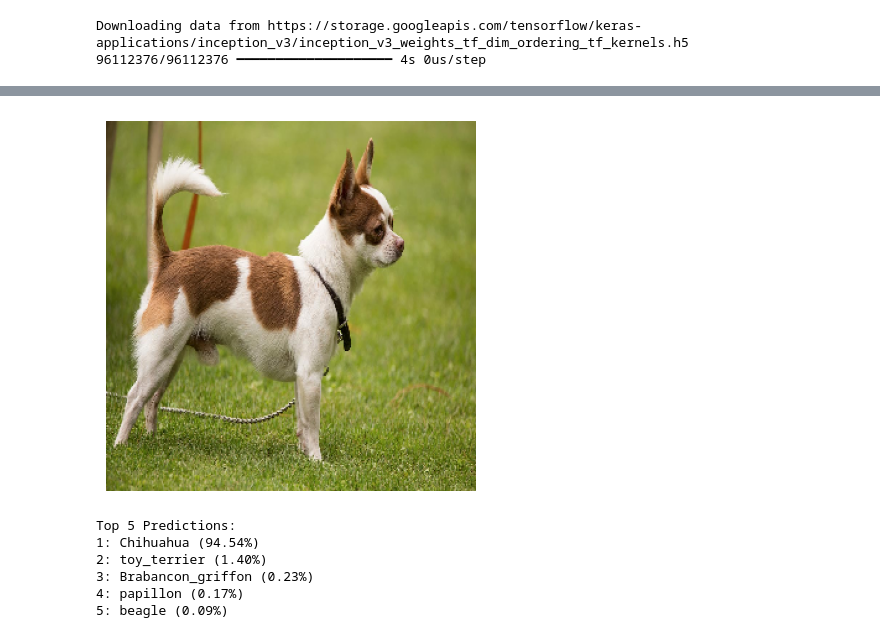
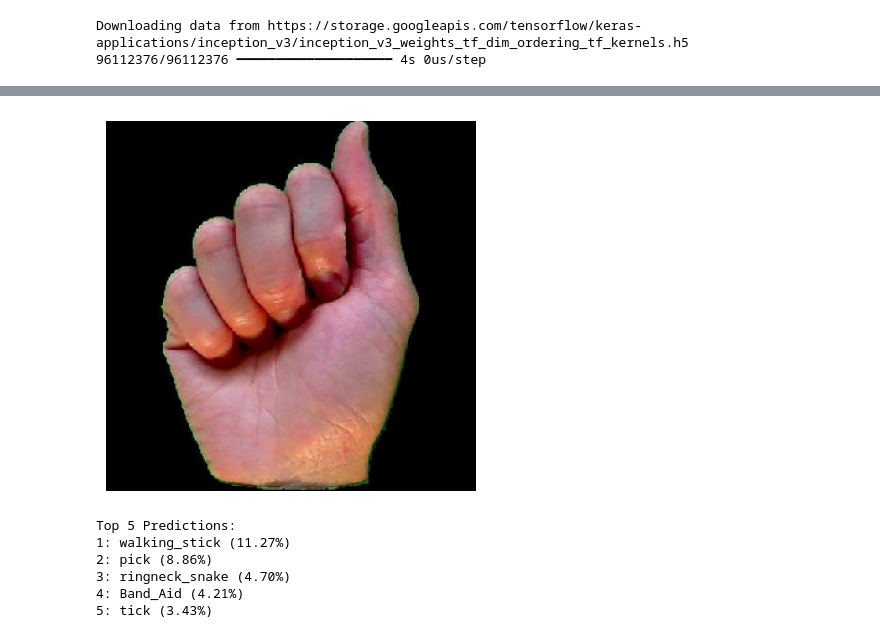
Before and after one commit to martinsferco/ASL_Interpreter, a Jupyter notebook: asl_interpreter.ipynb, the cells around one changed output, grey strips where cells are left out. Drawn from its saved outputs; the diff is of its cells as text; code cells hidden in the pictures.

Commit message:
tests inceptionv3 with a random image

```diff
--- a/asl_interpreter.ipynb
+++ b/asl_interpreter.ipynb
@@ -16,7 +16,7 @@ model = InceptionV3(weights='imagenet')
 Downloading data from https://storage.googleapis.com/tensorflow/keras-applications/inception_v3/inception_v3_weights_tf_dim_ordering_tf_kernels.h5
 96112376/96112376 ━━━━━━━━━━━━━━━━━━━━ 4s 0us/step
 # %%
-img_path = 'chihuahua.jpg'
+img_path = 'asl_dataset/a/hand1_a_bot_seg_5_cropped.jpeg'
 img = image.load_img(img_path, target_size=(299, 299)) # La carga en img y le hace resize a 299x299
 img_array = image.img_to_array(img)                    # La convierte a array de NumPy con dimensiones (299, 299, 3)
 img_array = np.expand_dims(img_array, axis=0)          # Agrega una dimension mas al array, haciendolo (1, 299, 299, 3) para batching
@@ -41,7 +39,7 @@ Downloading data from https://storage.googleapis.com/download.tensorflow.org/dat
-[figure, old version]
+[figure, new version]
 Top 5 Predictions:
-1: Chihuahua (94.54%)
-2: toy_terrier (1.40%)
-3: Brabancon_griffon (0.23%)
-4: papillon (0.17%)
-5: beagle (0.09%)
+1: walking_stick (11.27%)
+2: pick (8.86%)
+3: ringneck_snake (4.70%)
+4: Band_Aid (4.21%)
+5: tick (3.43%)
```
Also changed, not shown: parts of 1 cell of this notebook.
